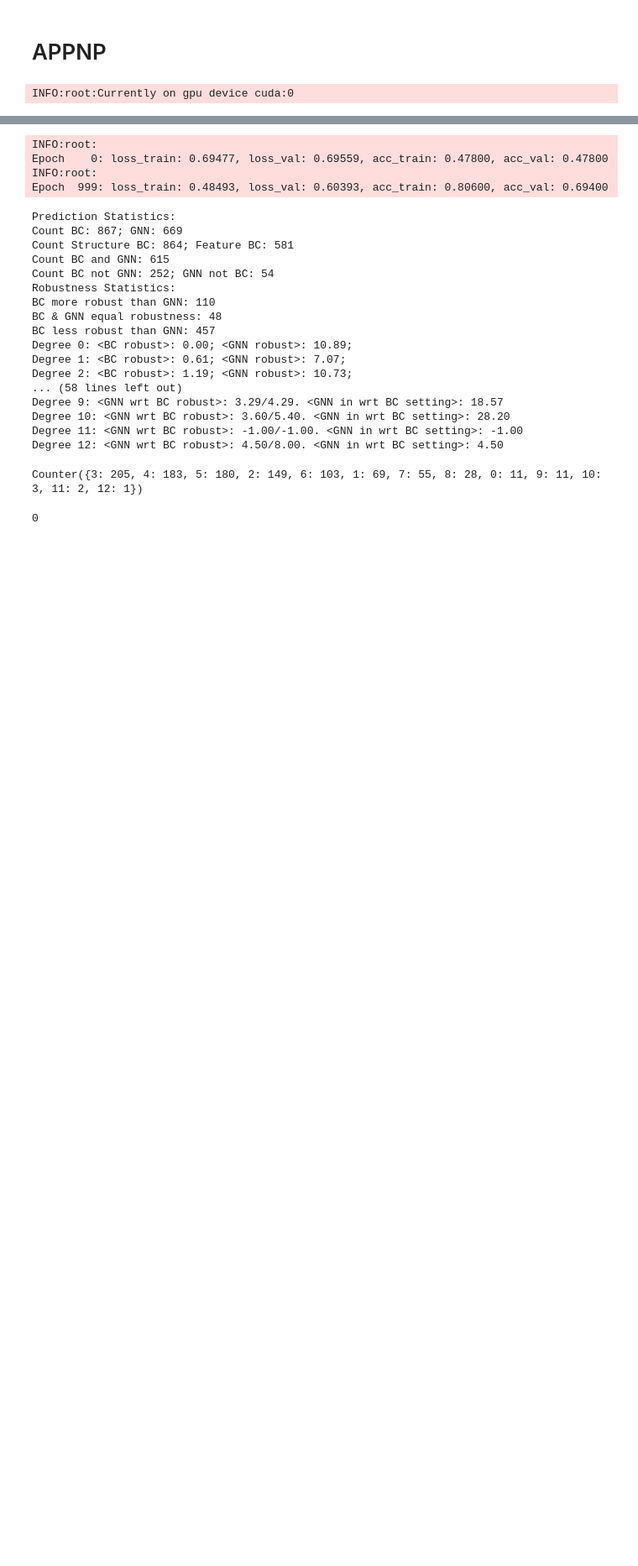
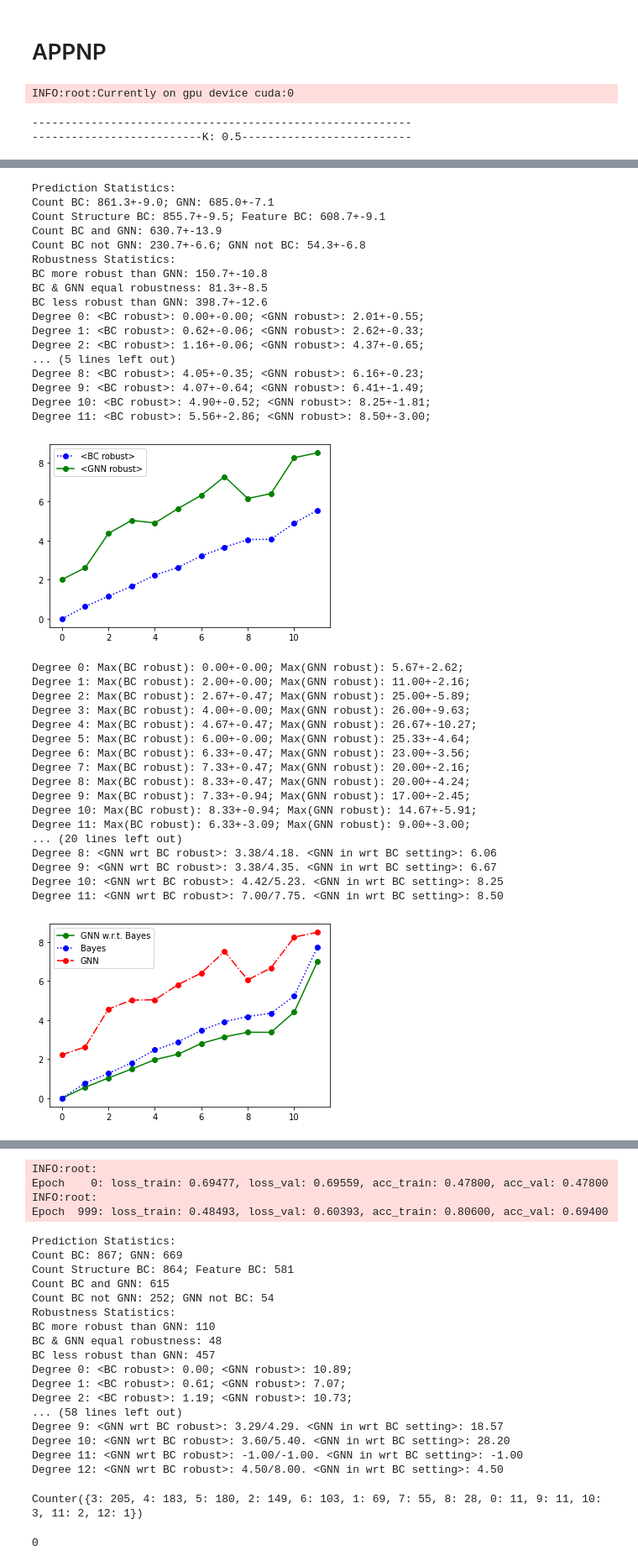
Before and after one commit to saper0/revisiting_robustness, a Jupyter notebook: eval_robustness.ipynb, the cells around one changed output, grey strips where cells are left out. Shown at 84% size. Cells and saved outputs as stored; diff of their text form; code cells hidden in the pictures; blank space fills up the shorter version.

```diff
--- a/eval_robustness.ipynb
+++ b/eval_robustness.ipynb
@@ -412,3 +659,15 @@ else:
 attack_params["data_device"] = device
 # %% [output]
 INFO:root:Currently on gpu device cuda:0
+# %%
+n = 1000
+n_iter = 1000
+avg_intra_degree = 1.5 * 2 # intra_edges_per_node * 2
+avg_inter_degree = 0.5 * 2
+seed_l = [1, 2, 3]
+K_l = [0.5, 1, 1.5, 2, 5]
+attack_method = "l2"
+perform_experiments(n, seed_l, n_iter, avg_intra_degree, avg_inter_degree, K_l, attack_method)
+# %% [output]
+----------------------------------------------------------
+--------------------------K: 0.5--------------------------
@@ -414,0 +686,36 @@ INFO:root:Currently on gpu device cuda:0
+Prediction Statistics:
+Count BC: 861.3+-9.0; GNN: 685.0+-7.1
+Count Structure BC: 855.7+-9.5; Feature BC: 608.7+-9.1
+Count BC and GNN: 630.7+-13.9
+Count BC not GNN: 230.7+-6.6; GNN not BC: 54.3+-6.8
+Robustness Statistics:
+BC more robust than GNN: 150.7+-10.8
+BC & GNN equal robustness: 81.3+-8.5
+BC less robust than GNN: 398.7+-12.6
+Degree 0: <BC robust>: 0.00+-0.00; <GNN robust>: 2.01+-0.55;
+Degree 1: <BC robust>: 0.62+-0.06; <GNN robust>: 2.62+-0.33;
+Degree 2: <BC robust>: 1.16+-0.06; <GNN robust>: 4.37+-0.65;
+... (5 lines left out)
+Degree 8: <BC robust>: 4.05+-0.35; <GNN robust>: 6.16+-0.23;
+Degree 9: <BC robust>: 4.07+-0.64; <GNN robust>: 6.41+-1.49;
+Degree 10: <BC robust>: 4.90+-0.52; <GNN robust>: 8.25+-1.81;
+Degree 11: <BC robust>: 5.56+-2.86; <GNN robust>: 8.50+-3.00;
+[figure, added]
+Degree 0: Max(BC robust): 0.00+-0.00; Max(GNN robust): 5.67+-2.62;
+Degree 1: Max(BC robust): 2.00+-0.00; Max(GNN robust): 11.00+-2.16;
+Degree 2: Max(BC robust): 2.67+-0.47; Max(GNN robust): 25.00+-5.89;
+Degree 3: Max(BC robust): 4.00+-0.00; Max(GNN robust): 26.00+-9.63;
+Degree 4: Max(BC robust): 4.67+-0.47; Max(GNN robust): 26.67+-10.27;
+Degree 5: Max(BC robust): 6.00+-0.00; Max(GNN robust): 25.33+-4.64;
+Degree 6: Max(BC robust): 6.33+-0.47; Max(GNN robust): 23.00+-3.56;
+Degree 7: Max(BC robust): 7.33+-0.47; Max(GNN robust): 20.00+-2.16;
+Degree 8: Max(BC robust): 8.33+-0.47; Max(GNN robust): 20.00+-4.24;
+Degree 9: Max(BC robust): 7.33+-0.94; Max(GNN robust): 17.00+-2.45;
+Degree 10: Max(BC robust): 8.33+-0.94; Max(GNN robust): 14.67+-5.91;
+Degree 11: Max(BC robust): 6.33+-3.09; Max(GNN robust): 9.00+-3.00;
+... (20 lines left out)
+Degree 8: <GNN wrt BC robust>: 3.38/4.18. <GNN in wrt BC setting>: 6.06
+Degree 9: <GNN wrt BC robust>: 3.38/4.35. <GNN in wrt BC setting>: 6.67
+Degree 10: <GNN wrt BC robust>: 4.42/5.23. <GNN in wrt BC setting>: 8.25
+Degree 11: <GNN wrt BC robust>: 7.00/7.75. <GNN in wrt BC setting>: 8.50
+[figure, added]
```
Also changed, not shown: parts of 7 cells of this notebook.
